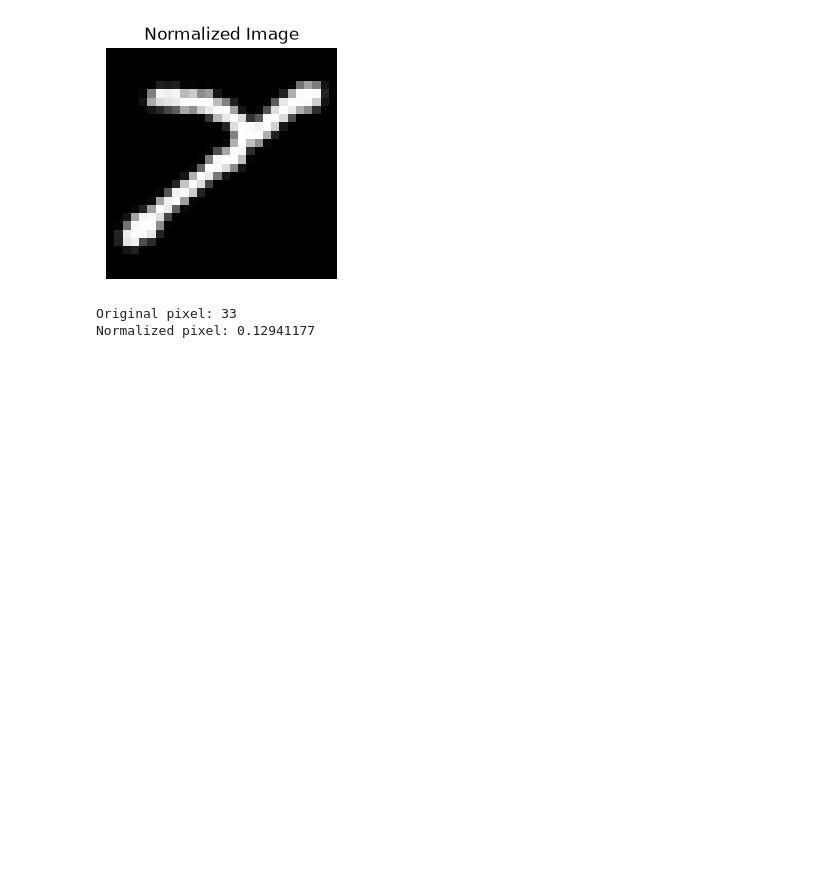
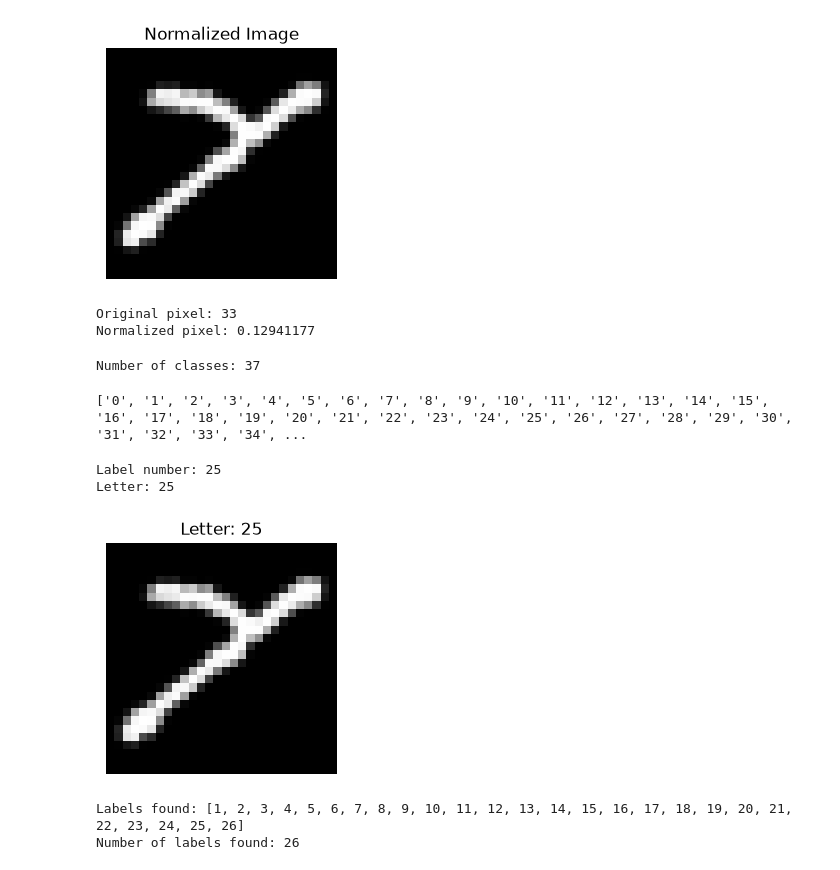
Before and after one commit to fajsef9/handwritten-alphabet-recognizer, a Jupyter notebook: notebooks/01_dataset_exploration.ipynb, the cells around one changed output. Saved outputs shown, nothing was run; the diff lists cells and outputs as text; code cells hidden in the pictures; blank space fills up the shorter version.

```diff
--- a/notebooks/01_dataset_exploration.ipynb
+++ b/notebooks/01_dataset_exploration.ipynb
@@ -143,3 +143,42 @@ print("Normalized pixel:", normalized_image[10, 20, 0].numpy())
 # %% [output]
 Original pixel: 33
 Normalized pixel: 0.12941177
+# %%
+print("Number of classes:", info.features["label"].num_classes)
+# %% [output]
+Number of classes: 37
+# %%
+print(info.features["label"].names)
+# %% [output]
+['0', '1', '2', '3', '4', '5', '6', '7', '8', '9', '10', '11', '12', '13', '14', '15', '16', '17', '18', '19', '20', '21', '22', '23', '24', '25', '26', '27', '28', '29', '30', '31', '32', '33', '34', ...
+# %%
+label_number = label.numpy()
+
+label_name = info.features["label"].names[label_number]
+
+print("Label number:", label_number)
+print("Letter:", label_name)
+# %% [output]
+Label number: 25
+Letter: 25
+# %%
+plt.figure(figsize=(3, 3))
+
+plt.imshow(image[:, :, 0], cmap="gray")
+plt.title(f"Letter: {label_name}")
+plt.axis("off")
+
+plt.show()
+# %% [output]
+[figure, added]
+# %%
+unique_labels = set()
+
+for _, label_value in train_dataset:
+    unique_labels.add(label_value.numpy().item())
+
+print("Labels found:", sorted(unique_labels))
+print("Number of labels found:", len(unique_labels))
+# %% [output]
+Labels found: [1, 2, 3, 4, 5, 6, 7, 8, 9, 10, 11, 12, 13, 14, 15, 16, 17, 18, 19, 20, 21, 22, 23, 24, 25, 26]
+Number of labels found: 26
```
Also changed, not shown: parts of 12 cells of this notebook.
